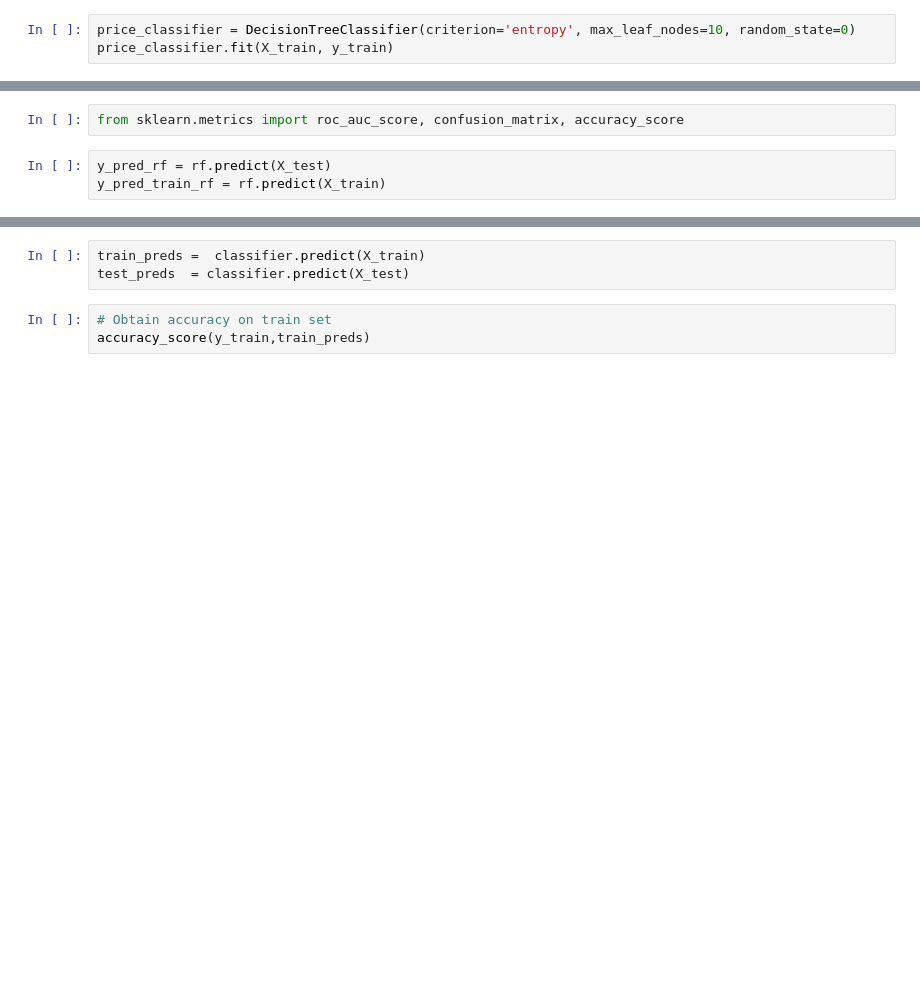
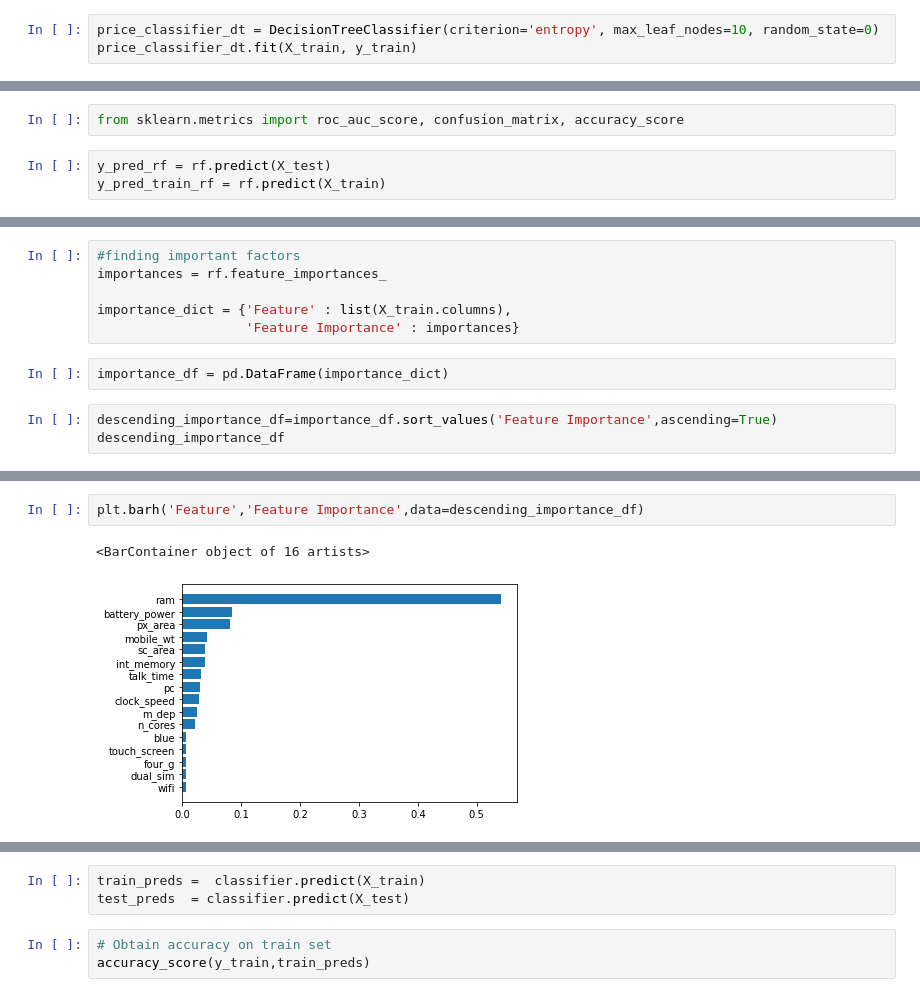
Before and after one commit to Ganeshwalimbe/Mobile-price-prediction, a Jupyter notebook: Mobile_price_prediction_capstone_project_3.ipynb, the cells around one changed output, grey strips where cells are left out. Saved outputs shown, nothing was run; the diff lists cells and outputs as text; blank space fills up the shorter version.

```diff
--- a/Mobile_price_prediction_capstone_project_3.ipynb
+++ b/Mobile_price_prediction_capstone_project_3.ipynb
@@ -450,8 +459,8 @@ for model in scores['estimator']:
 # %%
 from sklearn.tree import DecisionTreeClassifier
 # %%
-price_classifier = DecisionTreeClassifier(criterion='entropy', max_leaf_nodes=10, random_state=0)
-price_classifier.fit(X_train, y_train)
+price_classifier_dt = DecisionTreeClassifier(criterion='entropy', max_leaf_nodes=10, random_state=0)
+price_classifier_dt.fit(X_train, y_train)
 # %% [output]
 DecisionTreeClassifier(criterion='entropy', max_leaf_nodes=10, random_state=0)
 # %%
@@ -539,0 +573,11 @@ weighted avg       0.88      0.88      0.88       400
+# %%
+#finding important factors
+importances = rf.feature_importances_
+
+importance_dict = {'Feature' : list(X_train.columns),
+                   'Feature Importance' : importances}
+# %%
+importance_df = pd.DataFrame(importance_dict)
+# %%
+descending_importance_df=importance_df.sort_values('Feature Importance',ascending=True)
+descending_importance_df
@@ -540,3 +602,8 @@ weighted avg       0.88      0.88      0.88       400
+# %%
+plt.barh('Feature','Feature Importance',data=descending_importance_df)
+# %% [output]
+<BarContainer object of 16 artists>
+[figure, added]
 # %%
 # Hyperparameter tuning
 
```
Also changed, not shown: parts of 61 cells of this notebook.
